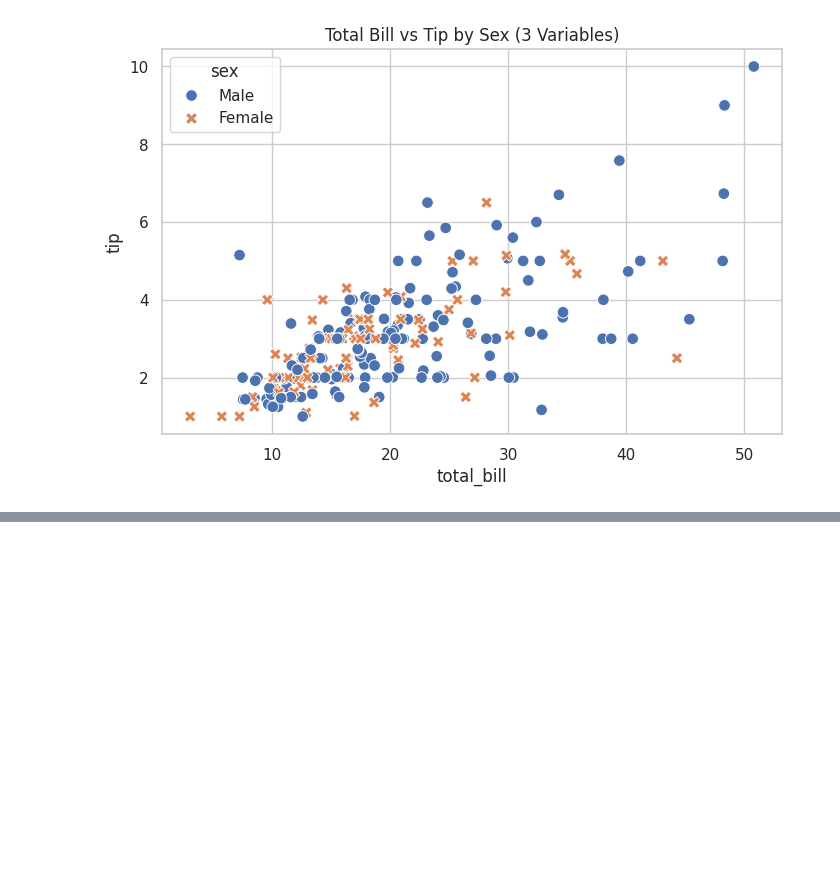
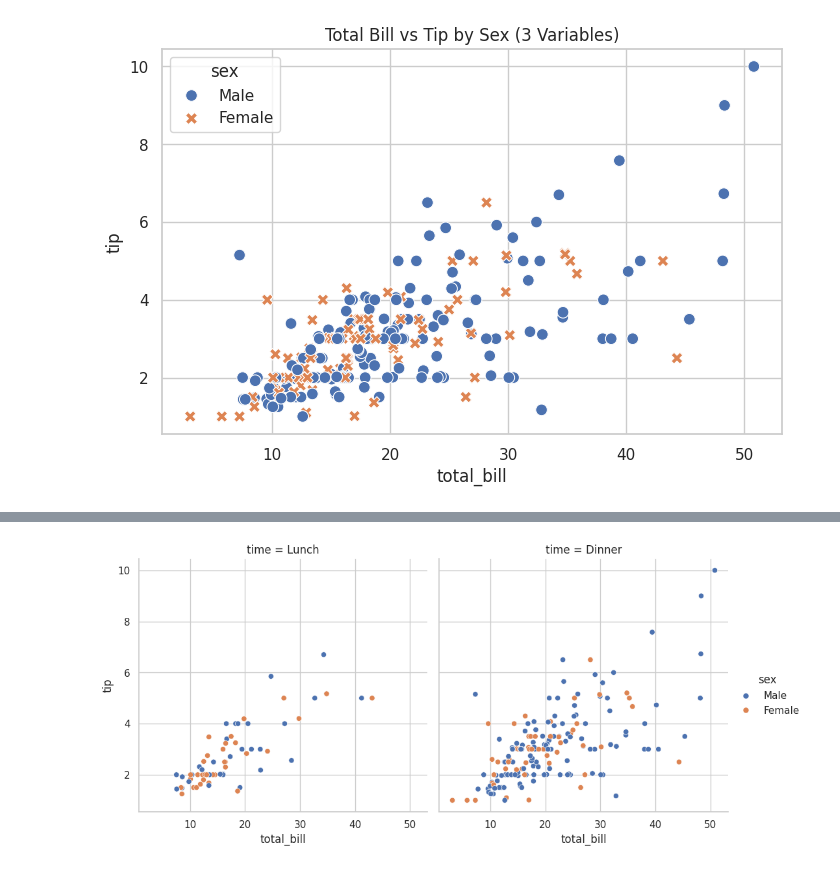
Before and after one commit to matashova12345/Application-Deployment, a Jupyter notebook: MatashovaViktoriia_26.10.02.ipynb, the cells around one changed output, grey strips where cells are left out. Cells and saved outputs as stored; diff of their text form; code cells hidden in the pictures; blank space fills up the shorter version.

```diff
--- a/MatashovaViktoriia_26.10.02.ipynb
+++ b/MatashovaViktoriia_26.10.02.ipynb
@@ -186,0 +195,14 @@ plt.show()
+# %%
+# @title (3) 수치형 2개 + 범주형 2개 (4개 변수): relplot을 활용한 서브플롯 분할
+# x: total_bill, y: tip, hue: sex (색상), col: time (점심/저녁 열 분할)
+sns.relplot(
+    data=df,
+    x='total_bill',
+    y='tip',
+    hue='sex',
+    col='time',
+    kind='scatter'
+)
+plt.show()
+# %% [output]
+[figure, added]
```
Also changed, not shown: parts of 10 cells of this notebook.
